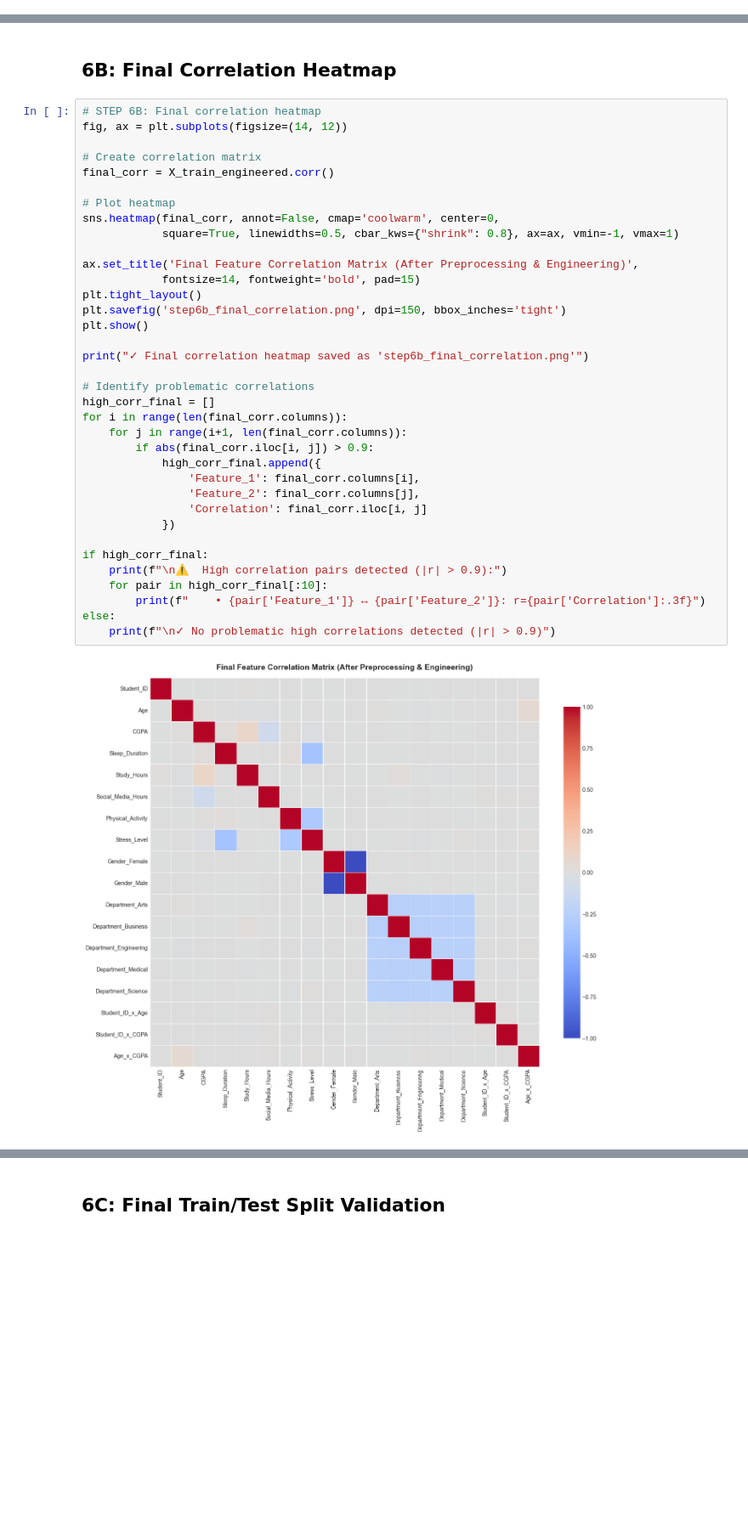
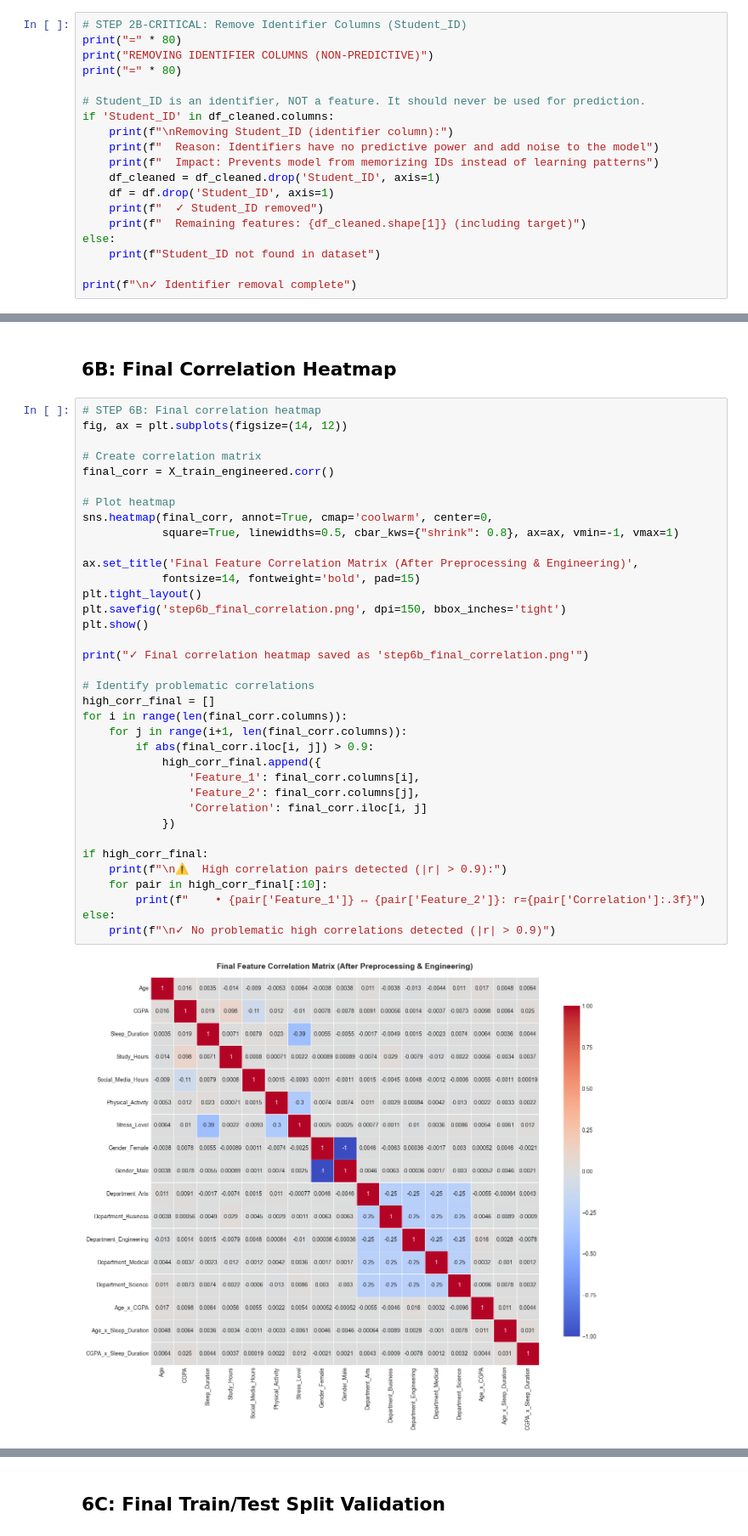
Before and after one commit to XyronTeam/ml-project, a Jupyter notebook: src/dataset_c/notebook_c.ipynb, the cells around one changed output, grey strips where cells are left out. Shown at 85% size. Saved outputs shown, nothing was run; the diff lists cells and outputs as text; blank space fills up the shorter version.

Commit message:
Remove studentID and fix the heatmap

```diff
--- a/src/dataset_c/notebook_c.ipynb
+++ b/src/dataset_c/notebook_c.ipynb
@@ -538,3 +538,22 @@ MISSING VALUES ANALYSIS & IMPUTATION
 ✓ No missing values detected in dataset
 
 Data preserved after cleaning: df_cleaned created with 100,000 records
+# %%
+# STEP 2B-CRITICAL: Remove Identifier Columns (Student_ID)
+print("=" * 80)
+print("REMOVING IDENTIFIER COLUMNS (NON-PREDICTIVE)")
+print("=" * 80)
+
+# Student_ID is an identifier, NOT a feature. It should never be used for prediction.
+if 'Student_ID' in df_cleaned.columns:
+    print(f"\nRemoving Student_ID (identifier column):")
+    print(f"  Reason: Identifiers have no predictive power and add noise to the model")
+    print(f"  Impact: Prevents model from memorizing IDs instead of learning patterns")
+    df_cleaned = df_cleaned.drop('Student_ID', axis=1)
+    df = df.drop('Student_ID', axis=1)
+    print(f"  ✓ Student_ID removed")
+    print(f"  Remaining features: {df_cleaned.shape[1]} (including target)")
+else:
+    print(f"Student_ID not found in dataset")
+
+print(f"\n✓ Identifier removal complete")
@@ -2032,36 +2063,36 @@ fig, ax = plt.subplots(figsize=(14, 12))
 final_corr = X_train_engineered.corr()
 
 # Plot heatmap
-sns.heatmap(final_corr, annot=False, cmap='coolwarm', center=0,
+sns.heatmap(final_corr, annot=True, cmap='coolwarm', center=0,
             square=True, linewidths=0.5, cbar_kws={"shrink": 0.8}, ax=ax, vmin=-1, vmax=1)
 
 ax.set_title('Final Feature Correlation Matrix (After Preprocessing & Engineering)',
             fontsize=14, fontweight='bold', pad=15)
 plt.tight_layout()
 plt.savefig('step6b_final_correlation.png', dpi=150, bbox_inches='tight')
 plt.show()
 
 print("✓ Final correlation heatmap saved as 'step6b_final_correlation.png'")
 
 # Identify problematic correlations
 high_corr_final = []
 for i in range(len(final_corr.columns)):
     for j in range(i+1, len(final_corr.columns)):
         if abs(final_corr.iloc[i, j]) > 0.9:
             high_corr_final.append({
                 'Feature_1': final_corr.columns[i],
                 'Feature_2': final_corr.columns[j],
                 'Correlation': final_corr.iloc[i, j]
             })
 
 if high_corr_final:
     print(f"\n⚠️  High correlation pairs detected (|r| > 0.9):")
     for pair in high_corr_final[:10]:
         print(f"    • {pair['Feature_1']} ↔ {pair['Feature_2']}: r={pair['Correlation']:.3f}")
 else:
     print(f"\n✓ No problematic high correlations detected (|r| > 0.9)")
 # %% [output]
-[figure, old version]
+[figure, new version]
 ✓ Final correlation heatmap saved as 'step6b_final_correlation.png'
 
 ⚠️  High correlation pairs detected (|r| > 0.9):
```
Also changed, not shown: parts of 20 cells of this notebook.
